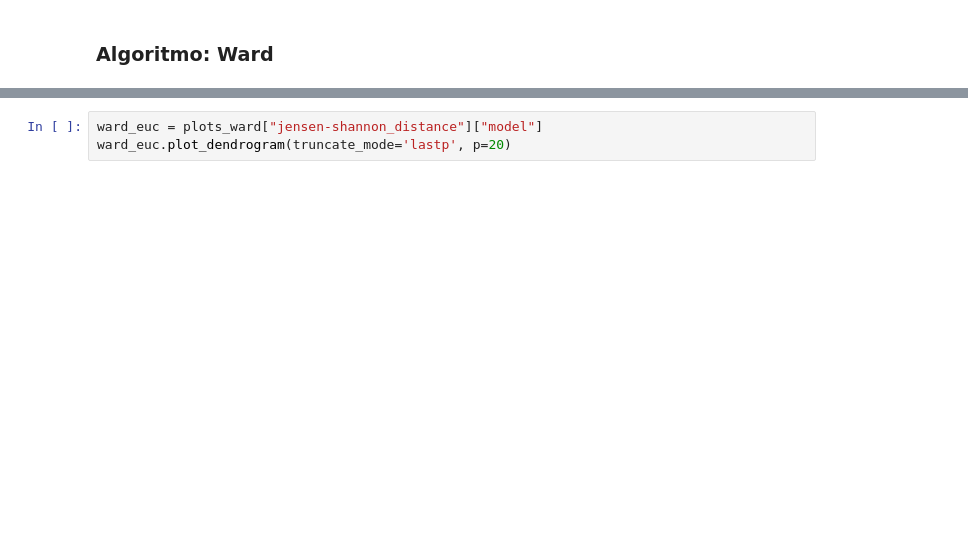
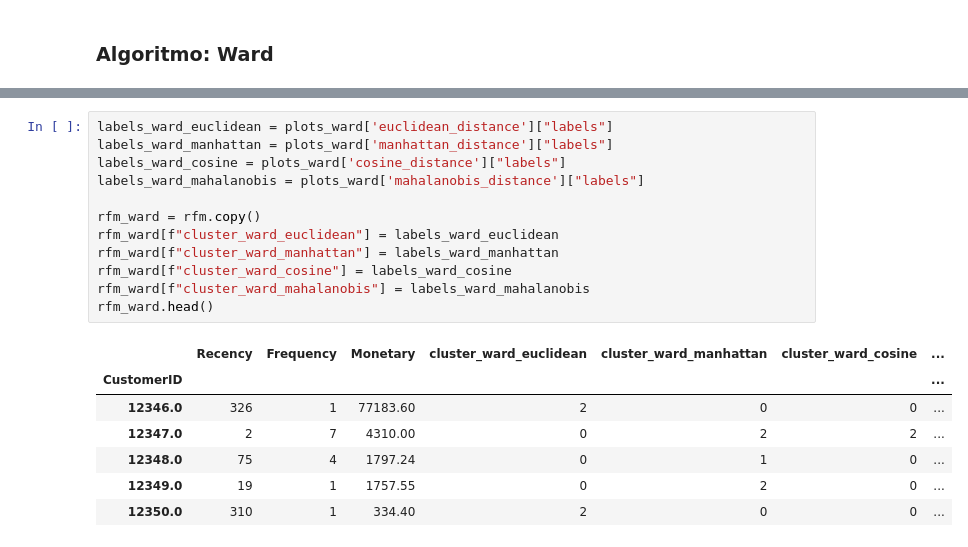
Before and after one commit to JaneOliveira/clustering-client-segmentation-tcc, a Jupyter notebook: notebooks/ExperimentoDatasetRetailOnline.ipynb, the cells around one changed output, grey strips where cells are left out. Cells and saved outputs as stored; diff of their text form; blank space fills up the shorter version.

```diff
--- a/notebooks/ExperimentoDatasetRetailOnline.ipynb
+++ b/notebooks/ExperimentoDatasetRetailOnline.ipynb
@@ -1224,3 +1238,20 @@ ward_euc.plot_dendrogram(truncate_mode='lastp', p=20)
-# %%
-ward_euc = plots_ward["jensen-shannon_distance"]["model"]
-ward_euc.plot_dendrogram(truncate_mode='lastp', p=20)
+# %%
+labels_ward_euclidean = plots_ward['euclidean_distance']["labels"]
+labels_ward_manhattan = plots_ward['manhattan_distance']["labels"]
+labels_ward_cosine = plots_ward['cosine_distance']["labels"]
+labels_ward_mahalanobis = plots_ward['mahalanobis_distance']["labels"]
+
+rfm_ward = rfm.copy()
+rfm_ward[f"cluster_ward_euclidean"] = labels_ward_euclidean
+rfm_ward[f"cluster_ward_manhattan"] = labels_ward_manhattan
+rfm_ward[f"cluster_ward_cosine"] = labels_ward_cosine
+rfm_ward[f"cluster_ward_mahalanobis"] = labels_ward_mahalanobis
+rfm_ward.head()
+# %% [output]
+|  | Recency | Frequency | Monetary | cluster_ward_euclidean | cluster_ward_manhattan | cluster_ward_cosine | ... |
+| CustomerID |  |  |  |  |  |  | ... |
+| 12346.0 | 326 | 1 | 77183.60 | 2 | 0 | 0 | ... |
+| 12347.0 | 2 | 7 | 4310.00 | 0 | 2 | 2 | ... |
+| 12348.0 | 75 | 4 | 1797.24 | 0 | 1 | 0 | ... |
+| 12349.0 | 19 | 1 | 1757.55 | 0 | 2 | 0 | ... |
+| 12350.0 | 310 | 1 | 334.40 | 2 | 0 | 0 | ... |
```
Also changed, not shown: parts of 11 cells of this notebook.
